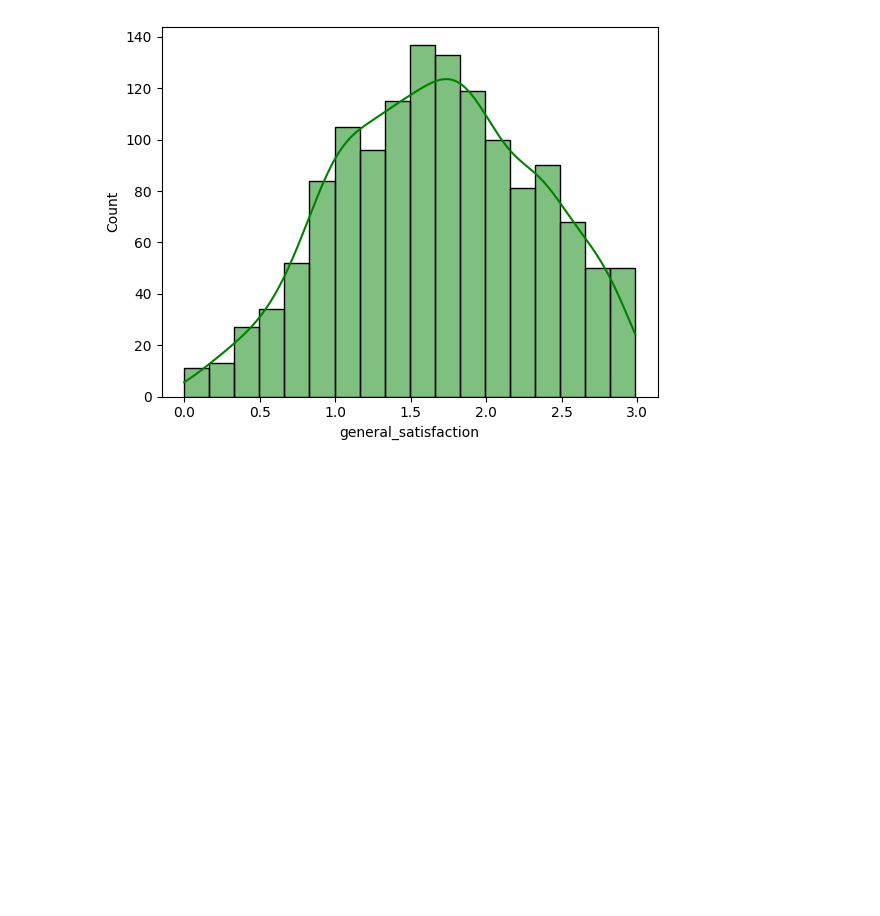
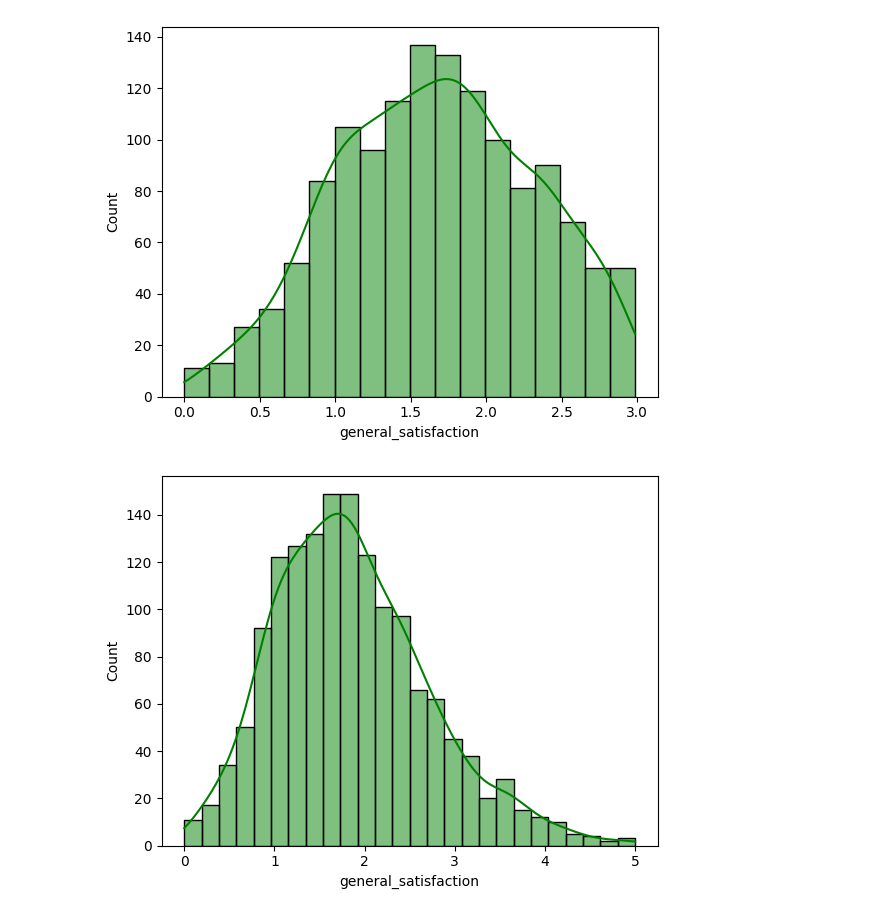
Before and after one commit to nicoleab1/proyecto-da-promo-b-modulo-3-team-2, a Jupyter notebook: proyecto optimizacion de talento.ipynb, the cells around one changed output. Saved outputs shown, nothing was run; the diff lists cells and outputs as text; code cells hidden in the pictures; blank space fills up the shorter version.

```diff
--- a/proyecto optimizacion de talento.ipynb
+++ b/proyecto optimizacion de talento.ipynb
@@ -1074,3 +1125,8 @@ satisfaction_b = df_b['general_satisfaction'].dropna()
 sns.histplot(satisfaction_b, kde=True, color="green");
 # %% [output]
 [figure]
+# %%
+satisfaction_both = df_abc["general_satisfaction"].dropna()
+sns.histplot(satisfaction_both, kde=True, color="green");
+# %% [output]
+[figure, added]
```
Also changed, not shown: parts of 32 cells of this notebook, 3 other files.
